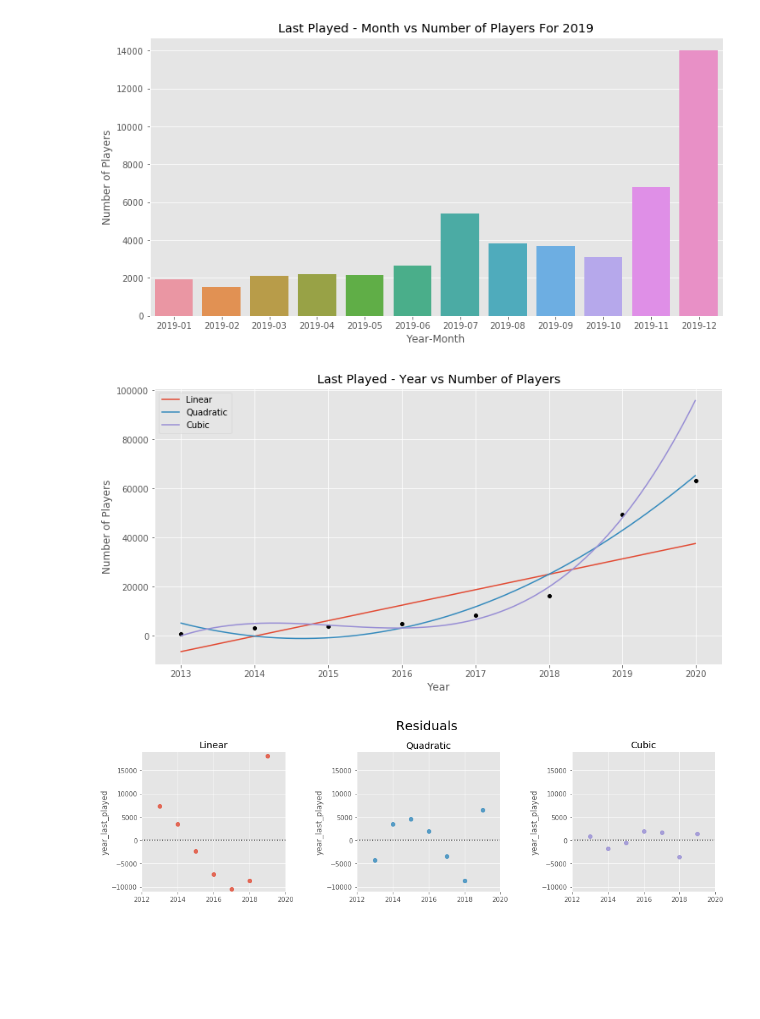
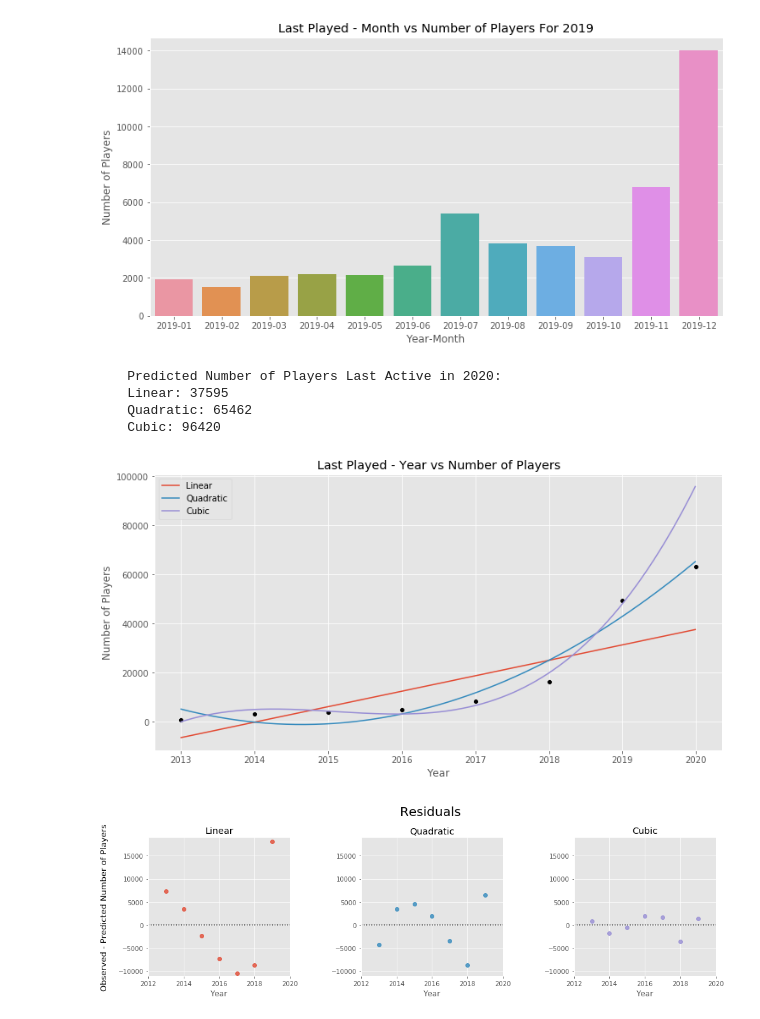
Before and after one commit to ys-lin14/warframe-exploration, a Jupyter notebook: data_exploration.ipynb, the cells around one changed output. Cells and saved outputs as stored; diff of their text form; code cells hidden in the pictures; blank space fills up the shorter version.

Commit message:
print linear, quadratic and cubic extrapolations for 2020, fix scatterplot titles and labels

```diff
--- a/data_exploration.ipynb
+++ b/data_exploration.ipynb
@@ -493,6 +479,19 @@ quadratic_y_pred = quadratic_polynomial(x_pred)
 cubic_polynomial = get_polynomial(years_last_played_subset, 3)
 cubic_y_pred = cubic_polynomial(x_pred)
 
+print(
+    """
+    Predicted Number of Players Last Active in 2020:
+    Linear: {0}
+    Quadratic: {1}
+    Cubic: {2}
+    """.format(
+        int(round(linear_polynomial(2020), 0)),
+        int(round(quadratic_polynomial(2020), 0)),
+        int(round(cubic_polynomial(2020), 0))
+    )
+)
+
 plt.figure(figsize=(12, 6))
 year_last_played_scatter = sns.scatterplot(
     data=years_last_played,
@@ -503,46 +502,57 @@ year_last_played_scatter.set(
     xlabel='Year',
     ylabel='Number of Players'
 )
+
+# plot best-fit lines
 plt.plot(
     x_pred, linear_y_pred,
     x_pred, quadratic_y_pred,
-    x_pred, cubic_y_pred,
+    x_pred, cubic_y_pred
 )
 plt.legend(["Linear", "Quadratic", "Cubic"])
 plt.show()
 # %% [output]
+    Predicted Number of Players Last Active in 2020:
+    Linear: 37595
+    Quadratic: 65462
+    Cubic: 96420
 [figure]
 # %%
 polynomial_types = {
     1: "Linear",
     2: "Quadratic",
     3: "Cubic"
 }
 
-fig, axes = plt.subplots(
-    nrows=1,
-    ncols=3,
-    figsize=(16, 4)
+fig, axes = plt.subplots(nrows=1, ncols=3, figsize=(16, 4))
+fig.text(
+    x=0.06,
+    y=0.5,
+    s='Observed - Predicted Number of Players',
+    va='center',
+    rotation='vertical',
+    fontsize=13
 )
-for axis in axes:
-    axis.set_xlim([2012, 2020])
-    axis.set_ylim([-11000, 19000])
 
 for degree in range(1, 4):
+    plot_number = degree - 1
+    axes[plot_number].set_xlim([2012, 2020])
+    axes[plot_number].set_ylim([-11000, 19000])
+
+    polynomial_type = polynomial_types[degree]
     residual_plot = sns.residplot(
         x=years_last_played[:-1].index.values,
         y=years_last_played[:-1],
         order=degree,
-        ax=axes[degree - 1]
+        ax=axes[plot_number]
     )
-    polynomial_type = polynomial_types[degree]
-    residual_plot.set(title=polynomial_type)
+    residual_plot.set(title=polynomial_type, xlabel="Year", ylabel="")
 
+plt.suptitle("Residuals", x= 0.51, y=1.05, fontsize=20)
 plt.subplots_adjust(wspace=0.5)
-plt.suptitle("Residuals", x= 0.51, y=1.05, fontsize=20)
 plt.show()
 # %% [output]
-[figure, old version]
+[figure, new version]
 # %%
 total_hours_played = user_data['total_hours_played'].value_counts()
 total_hours_played = total_hours_played.sort_index()
```
Also changed, not shown: parts of 6 cells of this notebook.
